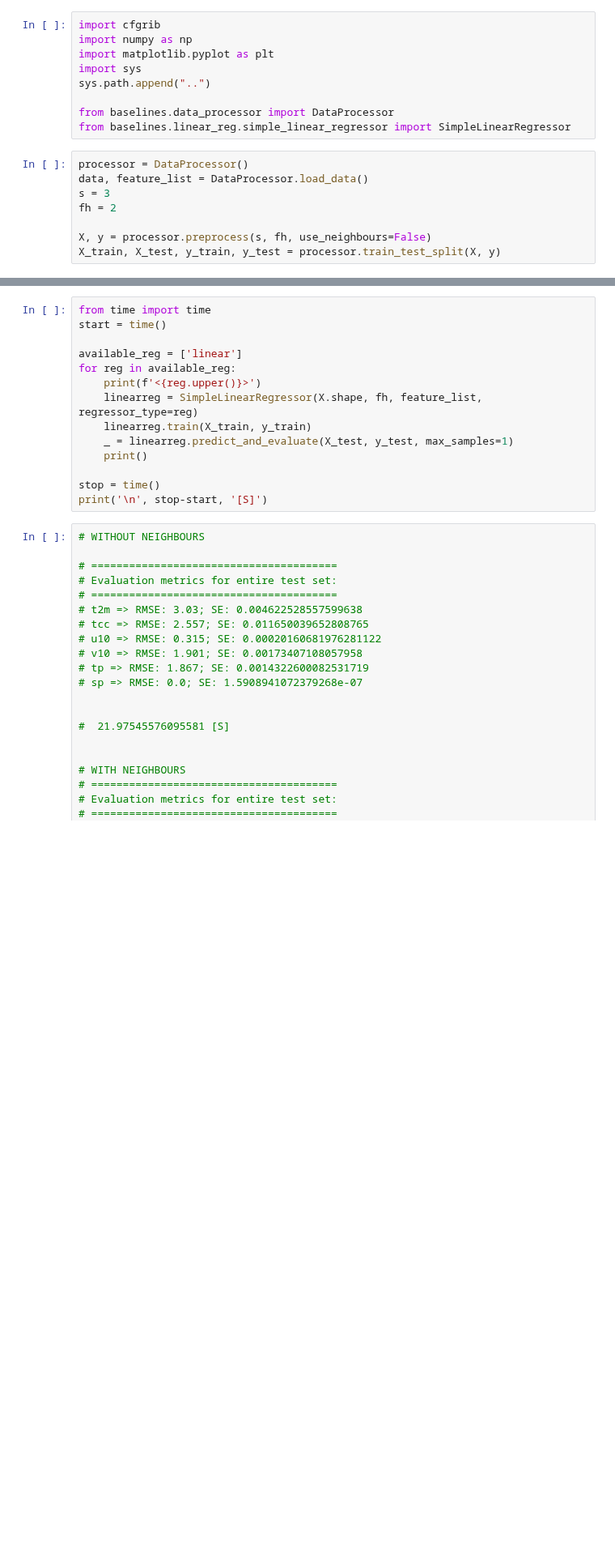
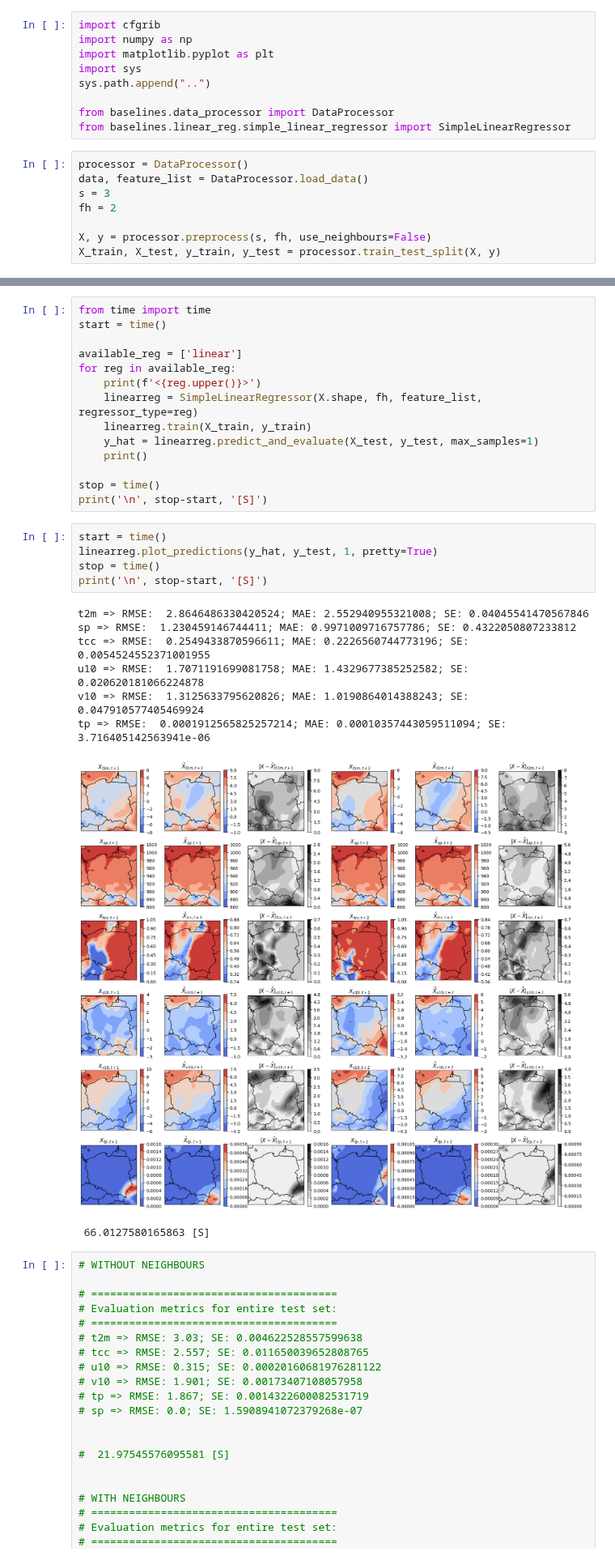
Before and after one commit to iwamaciek/stwp, a Jupyter notebook: demos/simple-linear-demo.ipynb, the cells around one changed output, grey strips where cells are left out. Shown at 81% size. Saved outputs shown, nothing was run; the diff lists cells and outputs as text; blank space fills up the shorter version.

Commit message:
[#2] Use pretty prediction plots for baselines

```diff
--- a/demos/simple-linear-demo.ipynb
+++ b/demos/simple-linear-demo.ipynb
@@ -28,11 +28,25 @@ for reg in available_reg:
     print(f'<{reg.upper()}>')
     linearreg = SimpleLinearRegressor(X.shape, fh, feature_list, regressor_type=reg)
     linearreg.train(X_train, y_train)
-    _ = linearreg.predict_and_evaluate(X_test, y_test, max_samples=1)
+    y_hat = linearreg.predict_and_evaluate(X_test, y_test, max_samples=1)
     print()
 
 stop = time()
 print('\n', stop-start, '[S]')
+# %%
+start = time()
+linearreg.plot_predictions(y_hat, y_test, 1, pretty=True)
+stop = time()
+print('\n', stop-start, '[S]')
+# %% [output]
+t2m => RMSE:  2.8646486330420524; MAE: 2.552940955321008; SE: 0.04045541470567846
+sp => RMSE:  1.230459146744411; MAE: 0.9971009716757786; SE: 0.4322050807233812
+tcc => RMSE:  0.2549433870596611; MAE: 0.2226560744773196; SE: 0.0054524552371001955
+u10 => RMSE:  1.7071191699081758; MAE: 1.4329677385252582; SE: 0.020620181066224878
+v10 => RMSE:  1.3125633795620826; MAE: 1.0190864014388243; SE: 0.047910577405469924
+tp => RMSE:  0.0001912565825257214; MAE: 0.00010357443059511094; SE: 3.716405142563941e-06
+[figure, added]
+ 66.0127580165863 [S]
 # %%
 # WITHOUT NEIGHBOURS
 
```
Also changed, not shown: parts of 1 cell of this notebook, 7 other files.
